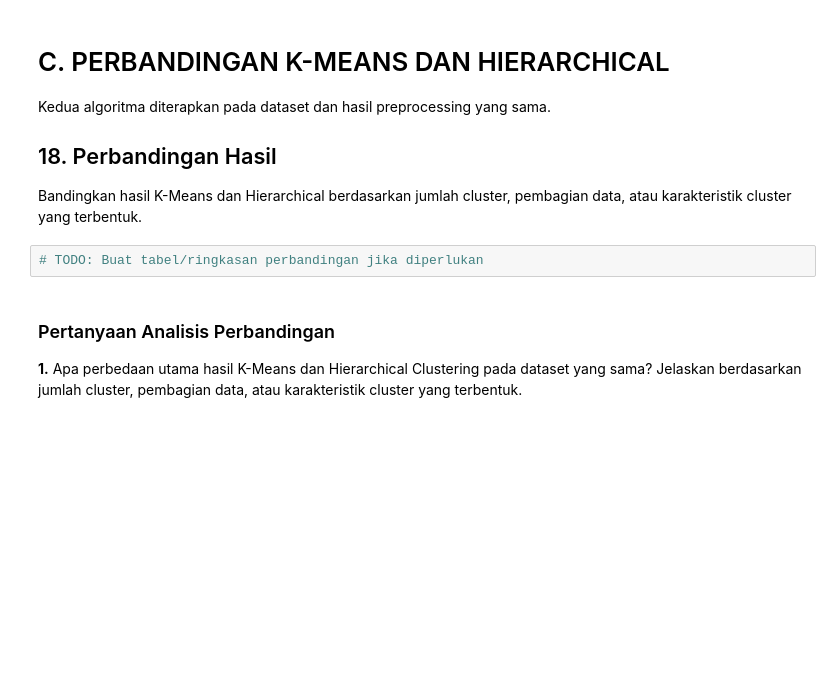
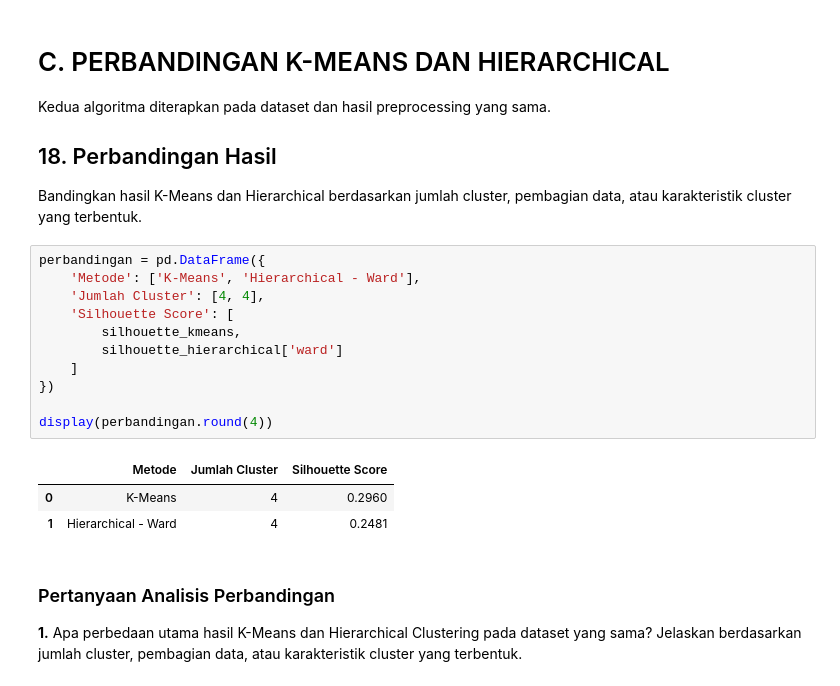
Before and after one commit to Renobelajar/prak-datascience-5, a Jupyter notebook: Template_Notebook_Latihan_KelasI.ipynb, the cells around one changed output. Drawn from its saved outputs; the diff is of its cells as text; blank space fills up the shorter version.

```diff
--- a/Template_Notebook_Latihan_KelasI.ipynb
+++ b/Template_Notebook_Latihan_KelasI.ipynb
@@ -591,7 +650,20 @@ Kedua algoritma diterapkan pada dataset dan hasil preprocessing yang sama.
 
 Bandingkan hasil K-Means dan Hierarchical berdasarkan jumlah cluster, pembagian data, atau karakteristik cluster yang terbentuk.
 # %%
-# TODO: Buat tabel/ringkasan perbandingan jika diperlukan
+perbandingan = pd.DataFrame({
+    'Metode': ['K-Means', 'Hierarchical - Ward'],
+    'Jumlah Cluster': [4, 4],
+    'Silhouette Score': [
+        silhouette_kmeans,
+        silhouette_hierarchical['ward']
+    ]
+})
+
+display(perbandingan.round(4))
+# %% [output]
+|  | Metode | Jumlah Cluster | Silhouette Score |
+| 0 | K-Means | 4 | 0.2960 |
+| 1 | Hierarchical - Ward | 4 | 0.2481 |
 # %% [markdown]
 ### Pertanyaan Analisis Perbandingan
 **1.** Apa perbedaan utama hasil K-Means dan Hierarchical Clustering pada dataset yang sama? Jelaskan berdasarkan jumlah cluster, pembagian data, atau karakteristik cluster yang terbentuk.
```
Also changed, not shown: parts of 5 cells of this notebook.
